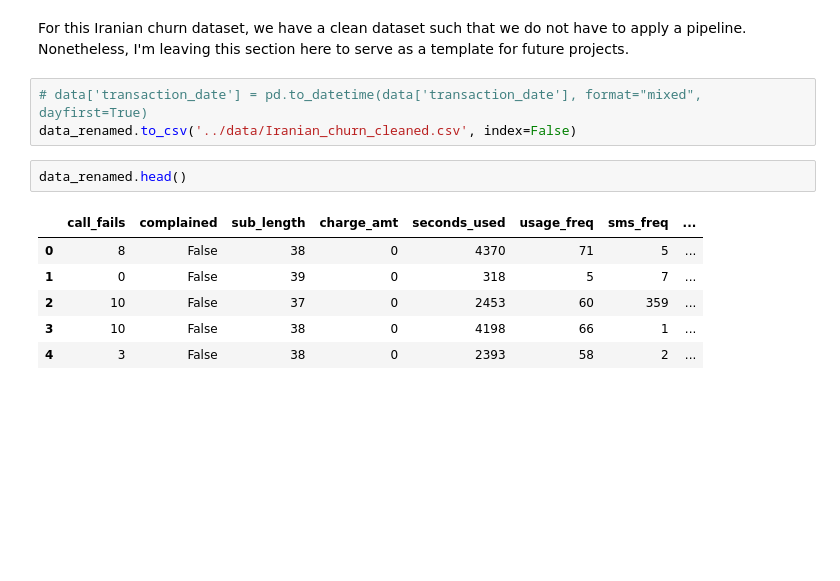
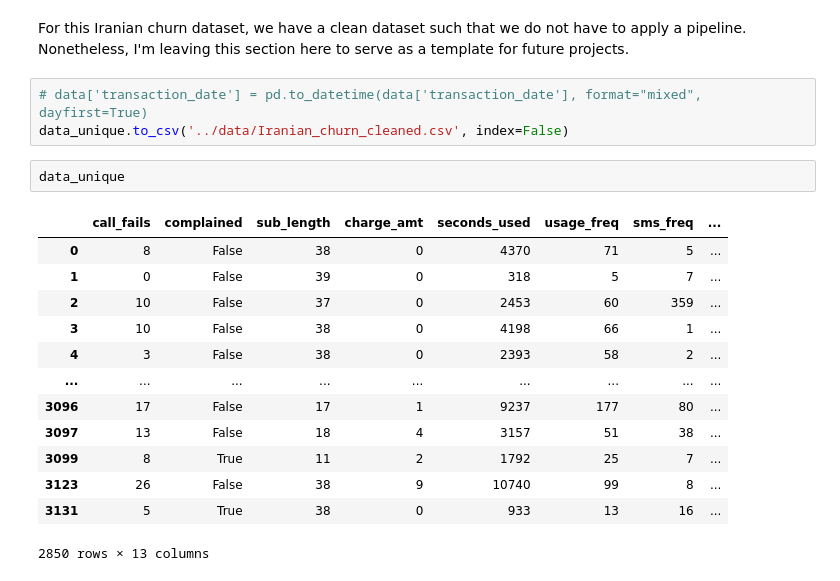
Before and after one commit to mlcuadra1/Churn-Risk-EDA, a Jupyter notebook: notebooks/Script 1 - cleaning.ipynb, the cells around one changed output. Saved outputs shown, nothing was run; the diff lists cells and outputs as text; blank space fills up the shorter version.

```diff
--- a/notebooks/Script 1 - cleaning.ipynb
+++ b/notebooks/Script 1 - cleaning.ipynb
@@ -225,13 +236,20 @@ duplicates
 For this Iranian churn dataset, we have a clean dataset such that we do not have to apply a pipeline. Nonetheless, I'm leaving this section here to serve as a template for future projects.
 # %%
 # data['transaction_date'] = pd.to_datetime(data['transaction_date'], format="mixed", dayfirst=True)
-data_renamed.to_csv('../data/Iranian_churn_cleaned.csv', index=False)
+data_unique.to_csv('../data/Iranian_churn_cleaned.csv', index=False)
-# %%
-data_renamed.head()
-# %% [output]
-|  | call_fails | complained | sub_length | charge_amt | seconds_used | usage_freq | sms_freq | ... |
-| 0 | 8 | False | 38 | 0 | 4370 | 71 | 5 | ... |
-| 1 | 0 | False | 39 | 0 | 318 | 5 | 7 | ... |
-| 2 | 10 | False | 37 | 0 | 2453 | 60 | 359 | ... |
-| 3 | 10 | False | 38 | 0 | 4198 | 66 | 1 | ... |
-| 4 | 3 | False | 38 | 0 | 2393 | 58 | 2 | ... |
+# %%
+data_unique
+# %% [output]
+|  | call_fails | complained | sub_length | charge_amt | seconds_used | usage_freq | sms_freq | ... |
+| 0 | 8 | False | 38 | 0 | 4370 | 71 | 5 | ... |
+| 1 | 0 | False | 39 | 0 | 318 | 5 | 7 | ... |
+| 2 | 10 | False | 37 | 0 | 2453 | 60 | 359 | ... |
+| 3 | 10 | False | 38 | 0 | 4198 | 66 | 1 | ... |
+| 4 | 3 | False | 38 | 0 | 2393 | 58 | 2 | ... |
+| ... | ... | ... | ... | ... | ... | ... | ... | ... |
+| 3096 | 17 | False | 17 | 1 | 9237 | 177 | 80 | ... |
+| 3097 | 13 | False | 18 | 4 | 3157 | 51 | 38 | ... |
+| 3099 | 8 | True | 11 | 2 | 1792 | 25 | 7 | ... |
+| 3123 | 26 | False | 38 | 9 | 10740 | 99 | 8 | ... |
+| 3131 | 5 | True | 38 | 0 | 933 | 13 | 16 | ... |
+2850 rows × 13 columns
```
Also changed, not shown: parts of 15 cells of this notebook, 1 other file.
